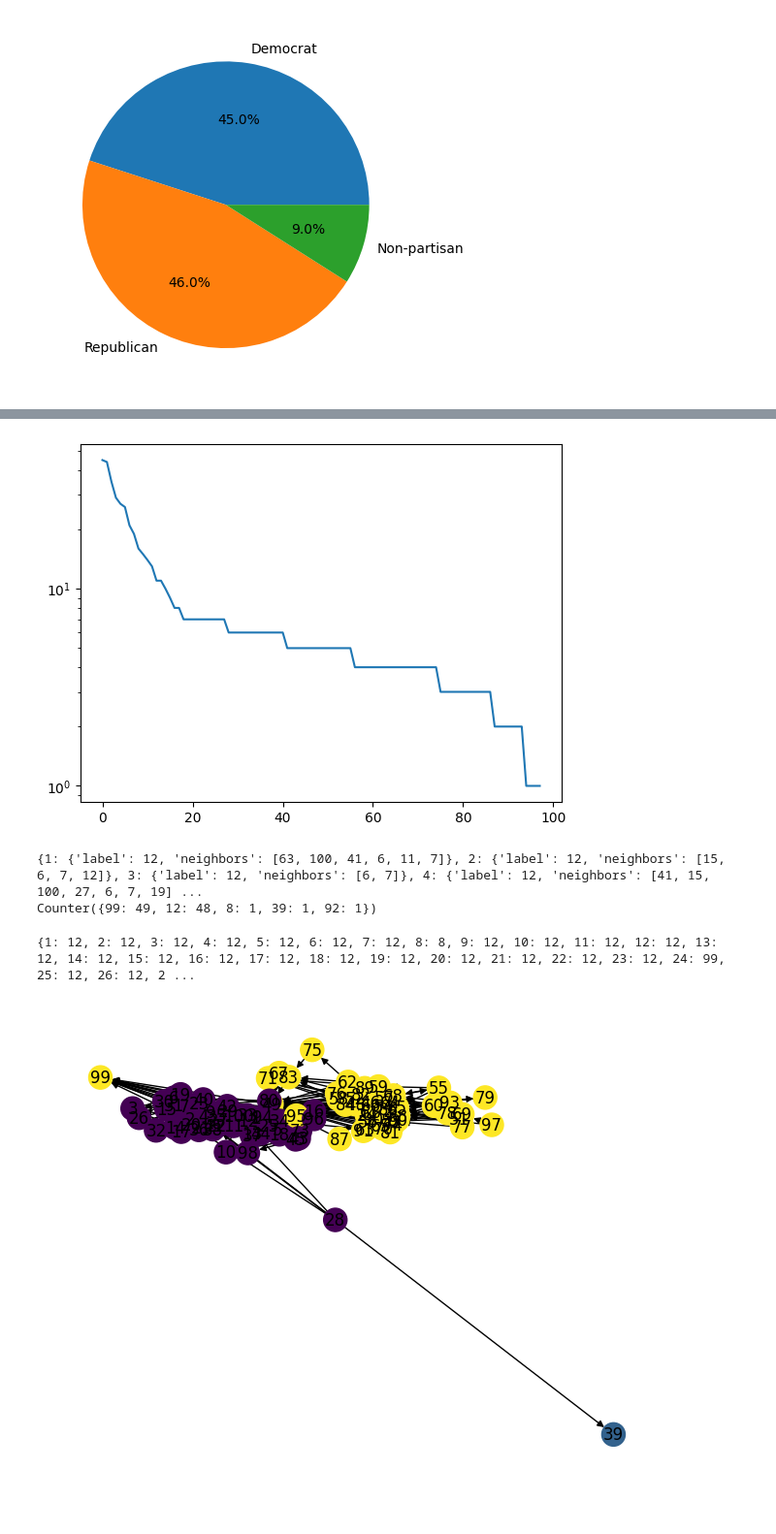
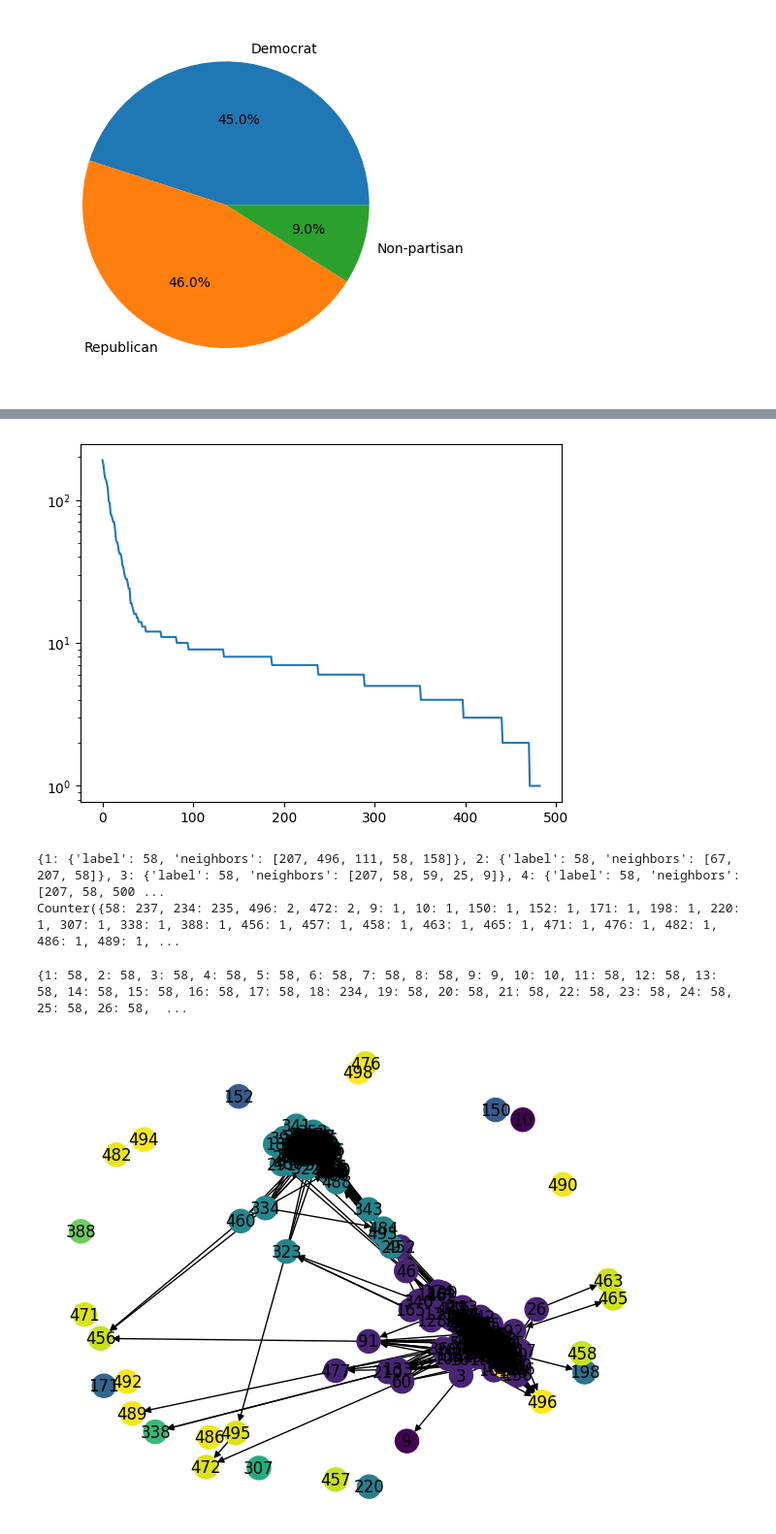
Before and after one commit to maiklarooij/MasterProject, a Jupyter notebook: analysis/analyse_log.ipynb, the cells around one changed output, grey strips where cells are left out. Shown at 97% size. Drawn from its saved outputs; the diff is of its cells as text; code cells hidden in the pictures.

```diff
--- a/analysis/analyse_log.ipynb
+++ b/analysis/analyse_log.ipynb
@@ -3,7 +3,7 @@ import json
 import matplotlib.pyplot as plt
 from collections import Counter
 # %%
-log_data = json.load(open('../results/log_11.json'))
+log_data = json.load(open('../results/log_26.json'))
 # %%
 print(f"This simulation used {log_data['total_tokens_input']} input tokens, from which {log_data['total_tokens_cached']} cached.")
 print(f"This simulation used {log_data['total_tokens_output']} output tokens.")
@@ -275,7 +316,7 @@ plt.yscale('log')
 
 plt.show()
 # %% [output]
-[figure, old version]
+[figure, new version]
 # %%
 # Label propagation
 import random
@@ -318,24 +359,27 @@ while True:
 print(nodes)
 print(Counter([node['label'] for node in nodes.values()]))
 # %% [output]
-{1: {'label': 12, 'neighbors': [63, 100, 41, 6, 11, 7]}, 2: {'label': 12, 'neighbors': [15, 6, 7, 12]}, 3: {'label': 12, 'neighbors': [6, 7]}, 4: {'label': 12, 'neighbors': [41, 15, 100, 27, 6, 7, 19] ...
-Counter({99: 49, 12: 48, 8: 1, 39: 1, 92: 1})
+{1: {'label': 58, 'neighbors': [207, 496, 111, 58, 158]}, 2: {'label': 58, 'neighbors': [67, 207, 58]}, 3: {'label': 58, 'neighbors': [207, 58, 59, 25, 9]}, 4: {'label': 58, 'neighbors': [207, 58, 500 ...
+Counter({58: 237, 234: 235, 496: 2, 472: 2, 9: 1, 10: 1, 150: 1, 152: 1, 171: 1, 198: 1, 220: 1, 307: 1, 338: 1, 388: 1, 456: 1, 457: 1, 458: 1, 463: 1, 465: 1, 471: 1, 476: 1, 482: 1, 486: 1, 489: 1, ...
 # %%
 # Color graph based on labels
 G = nx.DiGraph()
 
 G.add_edges_from(log_data['user_links'])
 
+
 labels = {node: node_data['label'] for node, node_data in nodes.items()}
 colors = {node: node_data['label'] for node, node_data in nodes.items()}
+
+G.add_nodes_from([node for node in labels])
 
 print(colors)
 
 nx.draw(G, with_labels=True, node_color=[colors[node] for node in G.nodes()])
 plt.show()
 # %% [output]
-{1: 12, 2: 12, 3: 12, 4: 12, 5: 12, 6: 12, 7: 12, 8: 8, 9: 12, 10: 12, 11: 12, 12: 12, 13: 12, 14: 12, 15: 12, 16: 12, 17: 12, 18: 12, 19: 12, 20: 12, 21: 12, 22: 12, 23: 12, 24: 99, 25: 12, 26: 12, 2 ...
+{1: 58, 2: 58, 3: 58, 4: 58, 5: 58, 6: 58, 7: 58, 8: 58, 9: 9, 10: 10, 11: 58, 12: 58, 13: 58, 14: 58, 15: 58, 16: 58, 17: 58, 18: 234, 19: 58, 20: 58, 21: 58, 22: 58, 23: 58, 24: 58, 25: 58, 26: 58,  ...
-[figure, old version]
+[figure, new version]
 # %%
 for user in log_data['users']:
     user['label'] = nodes[user['identifier']]['label']
```
Also changed, not shown: parts of 25 cells of this notebook, 8 other files.
